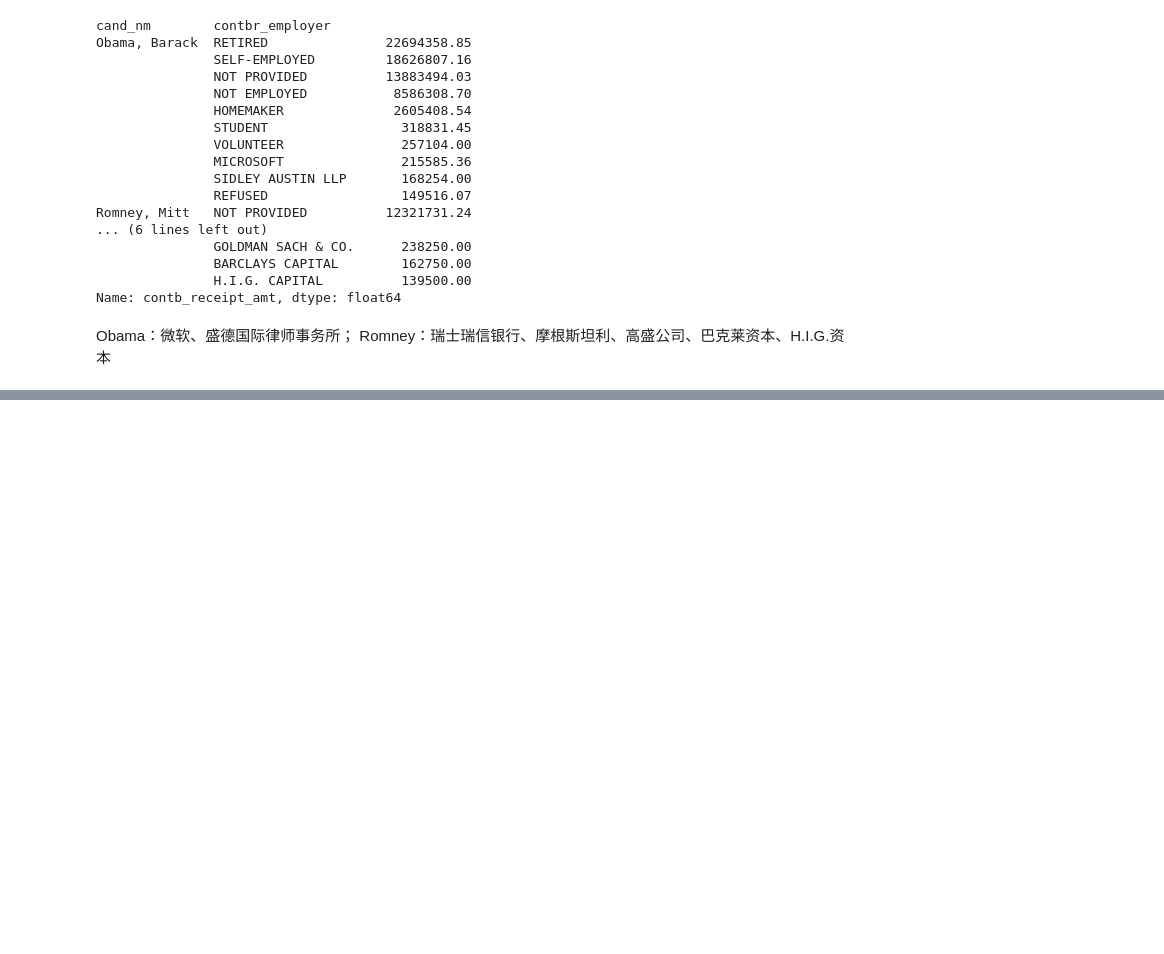
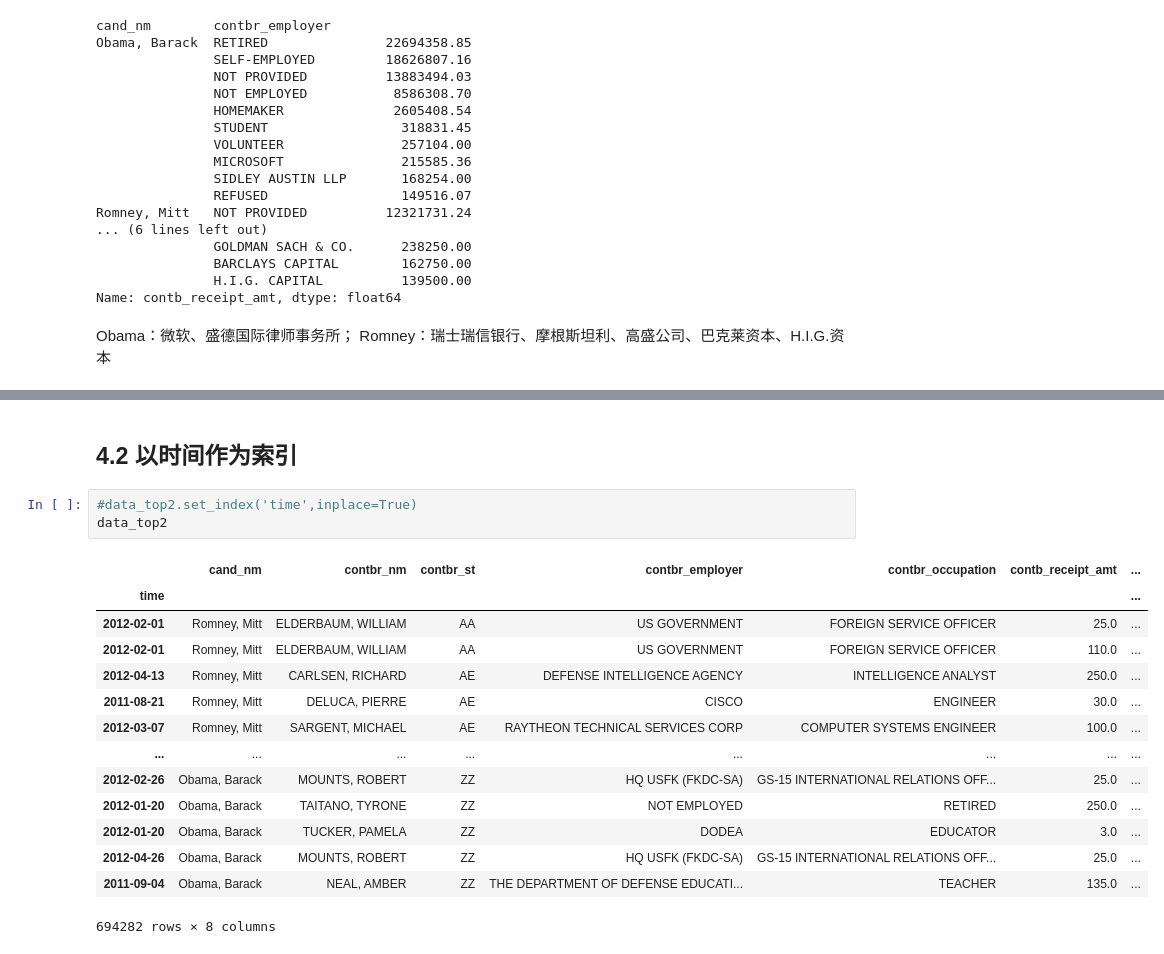
Before and after one commit to stillthelian/2012-, a Jupyter notebook: pandas-2012美国总统竞选赞助数据分析.ipynb, the cells around one changed output, grey strips where cells are left out. Cells and saved outputs as stored; diff of their text form; blank space fills up the shorter version.

```diff
--- a/pandas-2012美国总统竞选赞助数据分析.ipynb
+++ b/pandas-2012美国总统竞选赞助数据分析.ipynb
@@ -395,0 +509,20 @@ Obama：微软、盛德国际律师事务所； Romney：瑞士瑞信银行、
+# %% [markdown]
+## 4.2 以时间作为索引
+# %%
+#data_top2.set_index('time',inplace=True)
+data_top2
+# %% [output]
+|  | cand_nm | contbr_nm | contbr_st | contbr_employer | contbr_occupation | contb_receipt_amt | ... |
+| time |  |  |  |  |  |  | ... |
+| 2012-02-01 | Romney, Mitt | ELDERBAUM, WILLIAM | AA | US GOVERNMENT | FOREIGN SERVICE OFFICER | 25.0 | ... |
+| 2012-02-01 | Romney, Mitt | ELDERBAUM, WILLIAM | AA | US GOVERNMENT | FOREIGN SERVICE OFFICER | 110.0 | ... |
+| 2012-04-13 | Romney, Mitt | CARLSEN, RICHARD | AE | DEFENSE INTELLIGENCE AGENCY | INTELLIGENCE ANALYST | 250.0 | ... |
+| 2011-08-21 | Romney, Mitt | DELUCA, PIERRE | AE | CISCO | ENGINEER | 30.0 | ... |
+| 2012-03-07 | Romney, Mitt | SARGENT, MICHAEL | AE | RAYTHEON TECHNICAL SERVICES CORP | COMPUTER SYSTEMS ENGINEER | 100.0 | ... |
+| ... | ... | ... | ... | ... | ... | ... | ... |
+| 2012-02-26 | Obama, Barack | MOUNTS, ROBERT | ZZ | HQ USFK (FKDC-SA) | GS-15 INTERNATIONAL RELATIONS OFF... | 25.0 | ... |
+| 2012-01-20 | Obama, Barack | TAITANO, TYRONE | ZZ | NOT EMPLOYED | RETIRED | 250.0 | ... |
+| 2012-01-20 | Obama, Barack | TUCKER, PAMELA | ZZ | DODEA | EDUCATOR | 3.0 | ... |
+| 2012-04-26 | Obama, Barack | MOUNTS, ROBERT | ZZ | HQ USFK (FKDC-SA) | GS-15 INTERNATIONAL RELATIONS OFF... | 25.0 | ... |
+| 2011-09-04 | Obama, Barack | NEAL, AMBER | ZZ | THE DEPARTMENT OF DEFENSE EDUCATI... | TEACHER | 135.0 | ... |
+694282 rows × 8 columns
```
Also changed, not shown: parts of 19 cells of this notebook.
